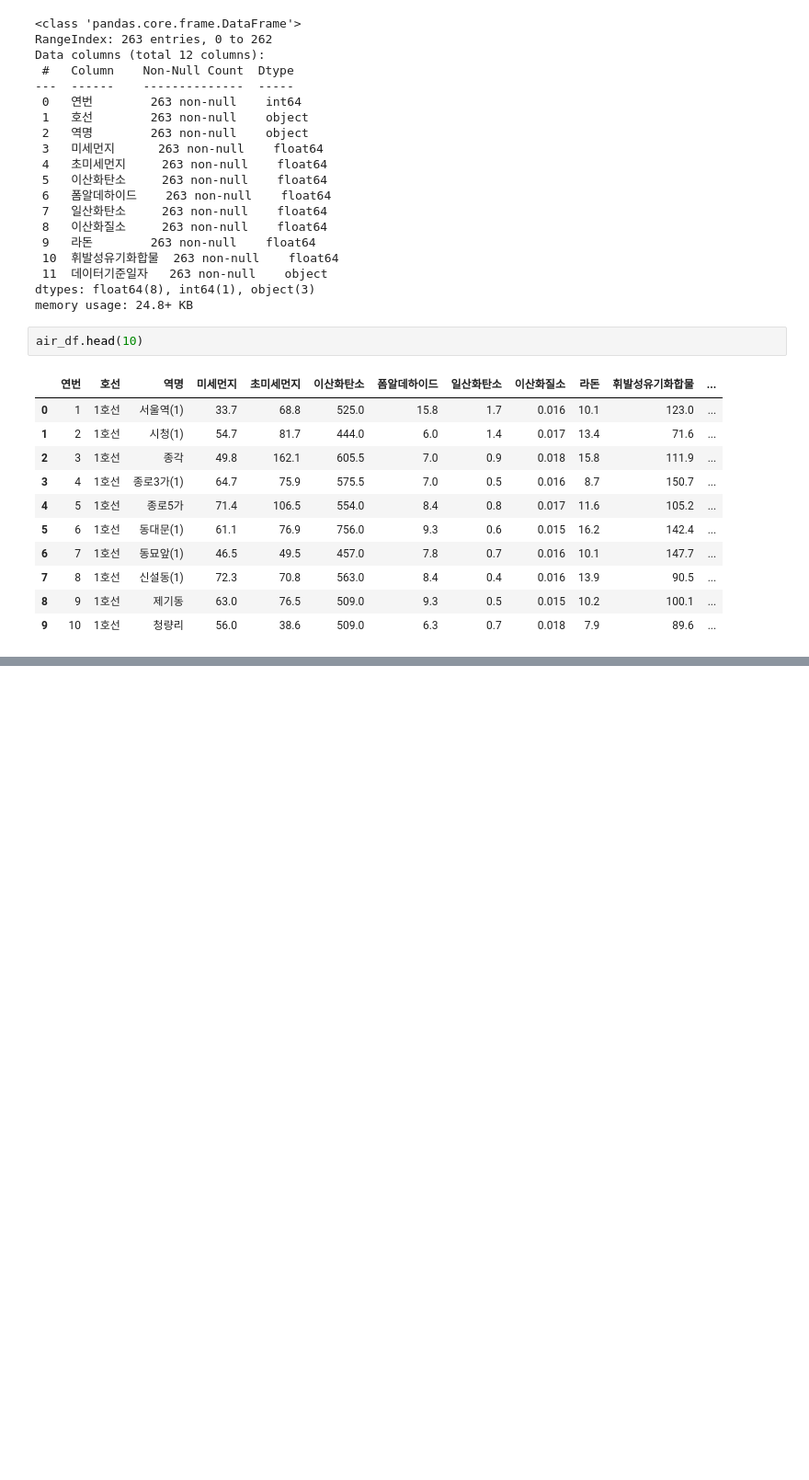
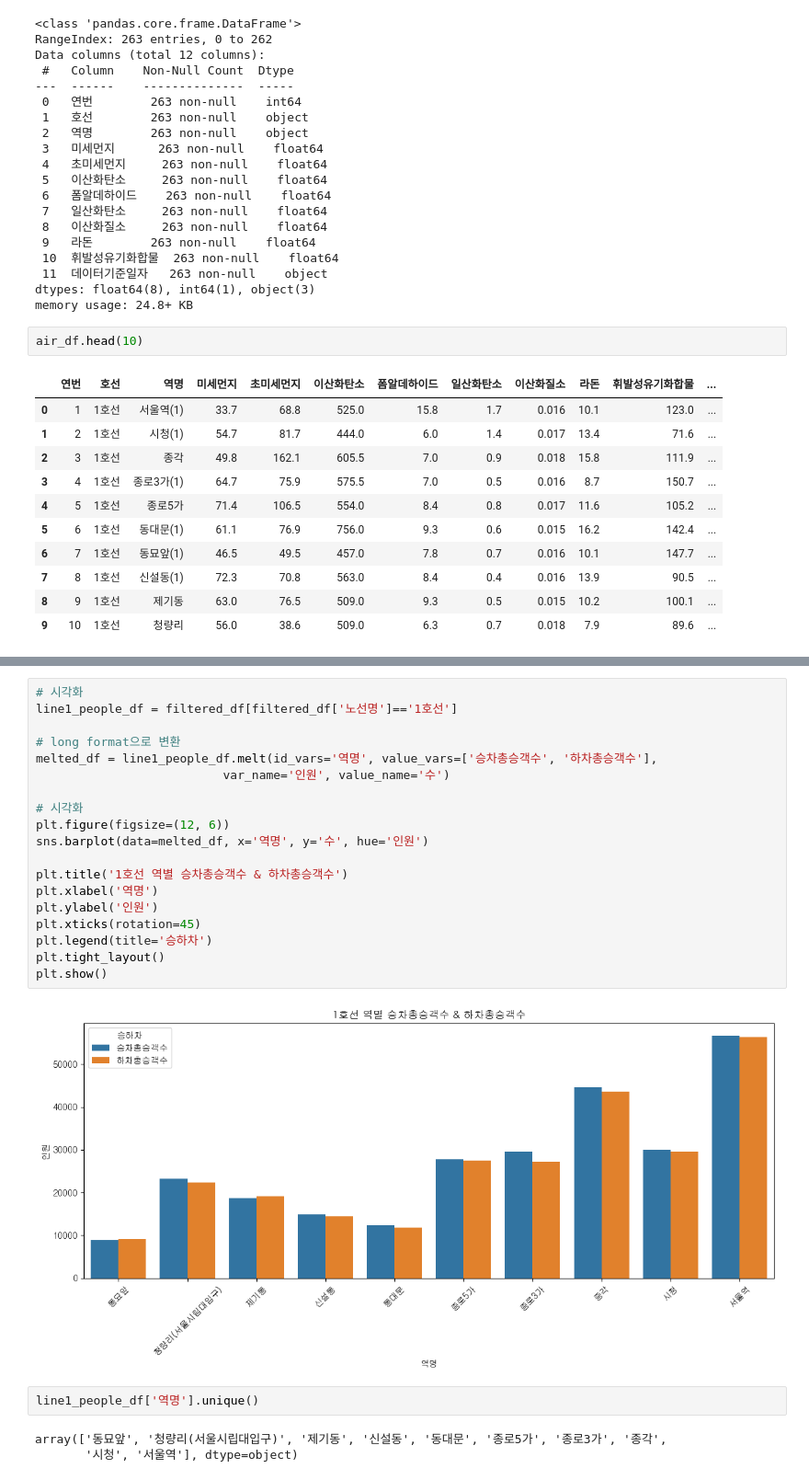
Before and after one commit to sswwdk/Data-anal-miniproject, a Jupyter notebook: 분석보고서.ipynb, the cells around one changed output, grey strips where cells are left out. Shown at 92% size. Drawn from its saved outputs; the diff is of its cells as text; blank space fills up the shorter version.

```diff
--- a/분석보고서.ipynb
+++ b/분석보고서.ipynb
@@ -93,0 +184,26 @@ air_df.head(10)
+# %%
+# 시각화
+line1_people_df = filtered_df[filtered_df['노선명']=='1호선']
+
+# long format으로 변환
+melted_df = line1_people_df.melt(id_vars='역명', value_vars=['승차총승객수', '하차총승객수'],
+                          var_name='인원', value_name='수')
+
+# 시각화
+plt.figure(figsize=(12, 6))
+sns.barplot(data=melted_df, x='역명', y='수', hue='인원')
+
+plt.title('1호선 역별 승차총승객수 & 하차총승객수')
+plt.xlabel('역명')
+plt.ylabel('인원')
+plt.xticks(rotation=45)
+plt.legend(title='승하차')
+plt.tight_layout()
+plt.show()
+# %% [output]
+[figure, added]
+# %%
+line1_people_df['역명'].unique()
+# %% [output]
+array(['동묘앞', '청량리(서울시립대입구)', '제기동', '신설동', '동대문', '종로5가', '종로3가', '종각',
+       '시청', '서울역'], dtype=object)
```
Also changed, not shown: parts of 7 cells of this notebook.
